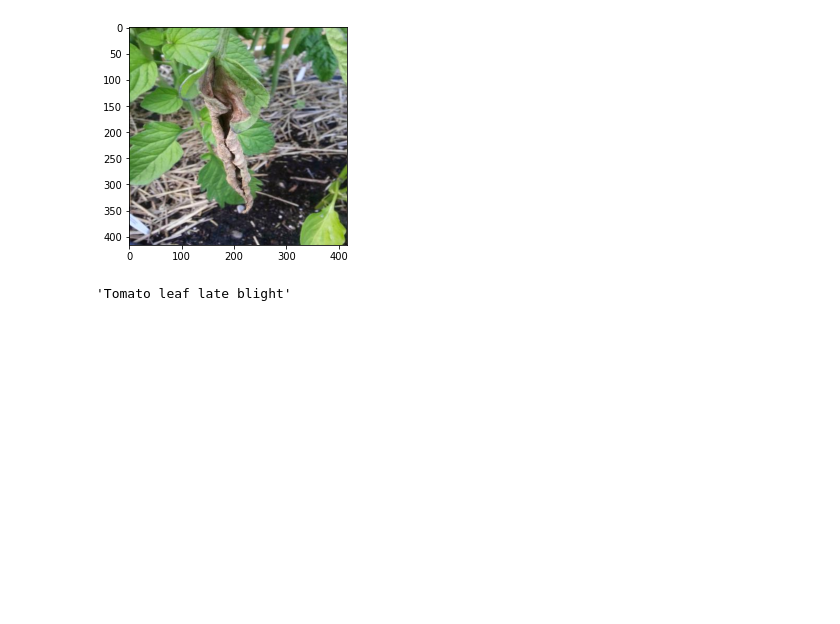
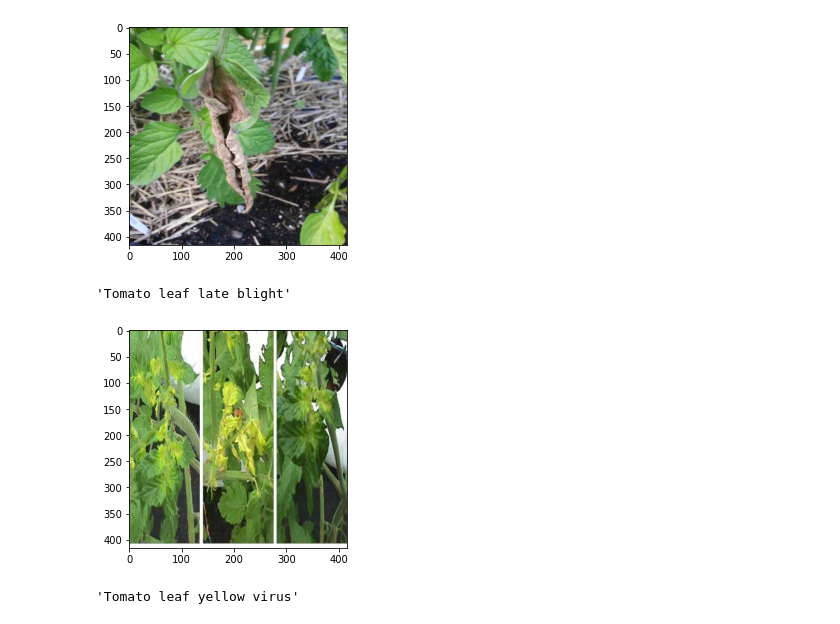
Before and after one commit to teamgaon/lg_farm, a Jupyter notebook: 20220128_hj_plant.ipynb, the cells around one changed output. Cells and saved outputs as stored; diff of their text form; code cells hidden in the pictures; blank space fills up the shorter version.

```diff
--- a/20220128_hj_plant.ipynb
+++ b/20220128_hj_plant.ipynb
@@ -224,3 +174,13 @@ plt.show()
 train_disease['name'][0]
 # %% [output]
 'Tomato leaf late blight'
+# %%
+img_2 = cv2.imread("/content/test/"+test_disease['filename'][0])
+plt.imshow(cv2.cvtColor(img_2, cv2.COLOR_BGR2RGB))
+plt.show()
+# %% [output]
+[figure, added]
+# %%
+test_disease['name'][0]
+# %% [output]
+'Tomato leaf yellow virus'
```
Also changed, not shown: parts of 3 cells of this notebook.
